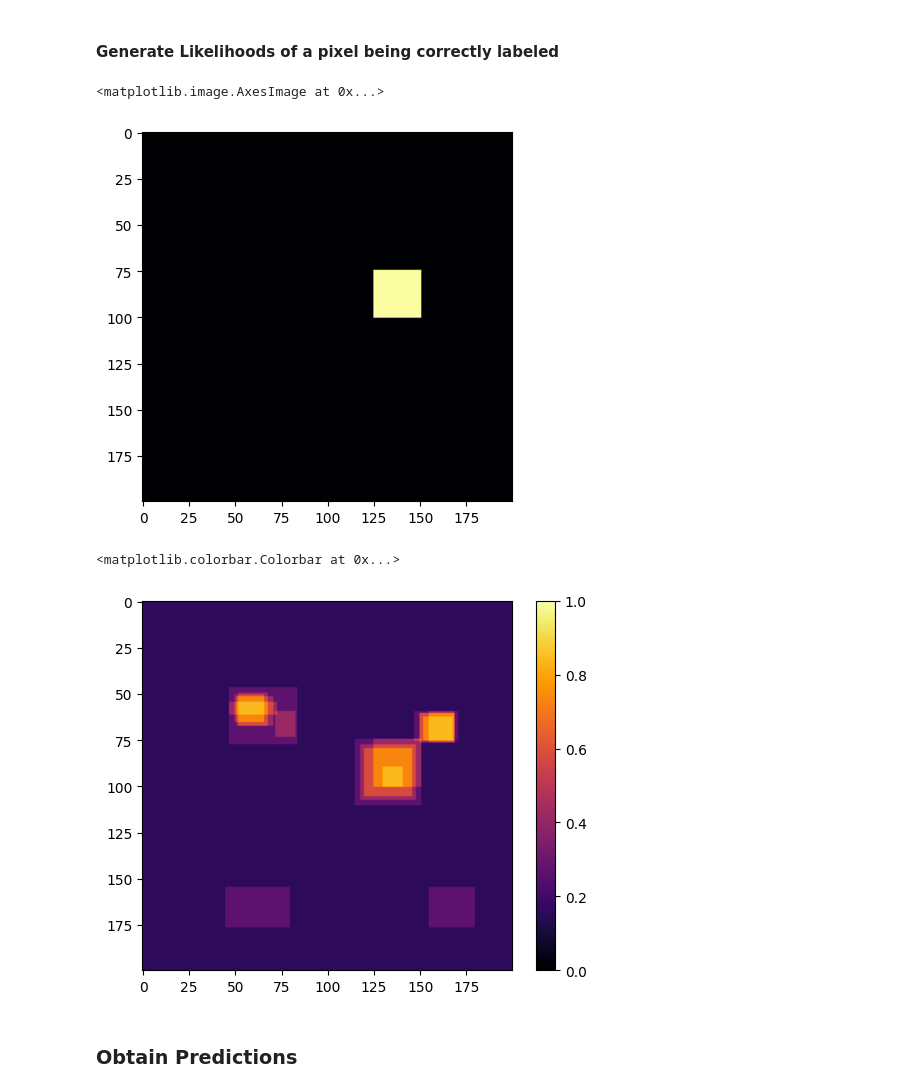
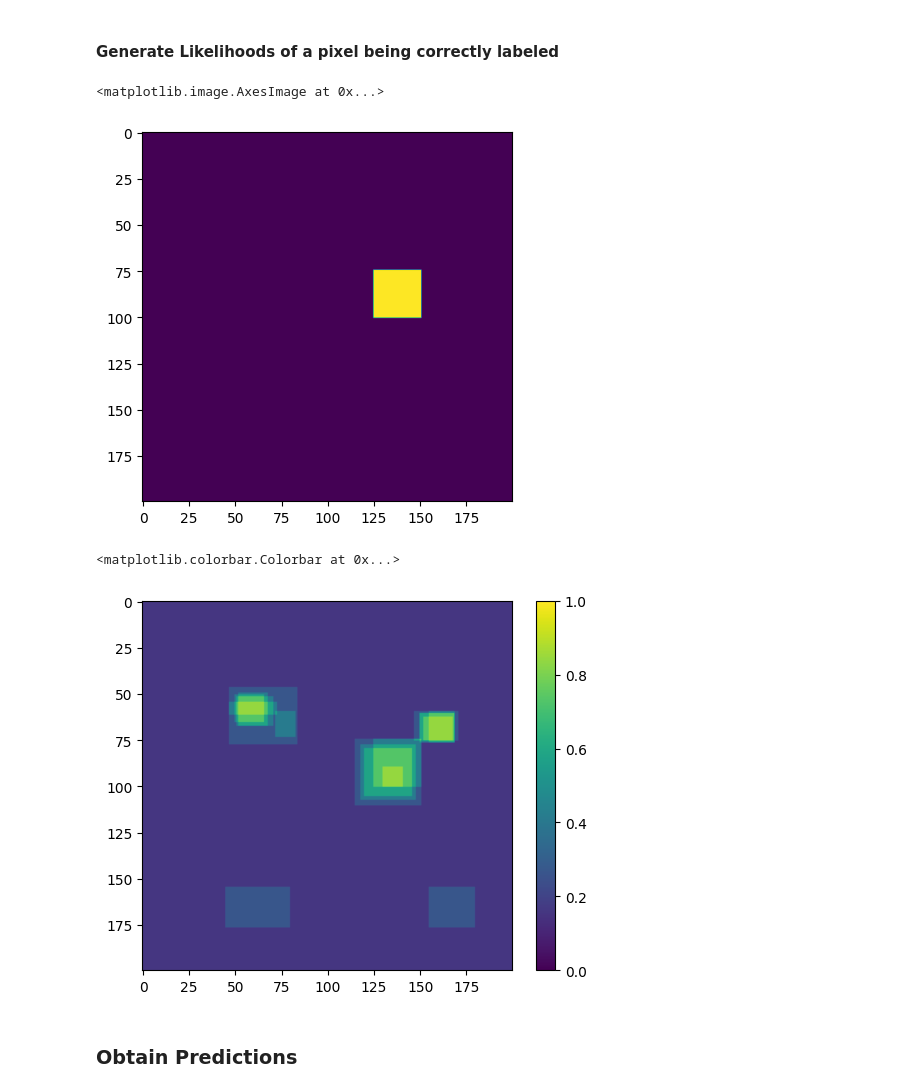
Before and after one commit to OKKM-insights/backend, a Jupyter notebook: prototyping/consensus_model.ipynb, the cells around one changed output. Drawn from its saved outputs; the diff is of its cells as text; code cells hidden in the pictures.

Commit message:
Fix Figure issues

```diff
--- a/prototyping/consensus_model.ipynb
+++ b/prototyping/consensus_model.ipynb
@@ -142,12 +142,12 @@ def update_label_confidence(values: ImageClassMeasure, limits):
 # %%
 icm = ImageClassMeasure("airplane")
 
 update_label_likelihood(icm, [labels[0]], [0,0, len(icm.likelihoods[0]), len(icm.likelihoods)])
 update_label_confidence(icm, [0,0, len(icm.likelihoods[0]), len(icm.likelihoods)])
-plt.imshow(icm.likelihoods, cmap='inferno')
+plt.imshow(icm.likelihoods, cmap='viridis')
 # %% [output]
 <matplotlib.image.AxesImage at 0x...>
-[figure, old version]
+[figure, new version]
 # %%
 icm = ImageClassMeasure("airplane")
 label_groups = [[labels[0],
@@ -172,11 +172,11 @@ for group in label_groups:
     update_label_likelihood(icm, group, [0,0, len(icm.likelihoods[0]), len(icm.likelihoods)])
 
 update_label_confidence(icm, [0,0, len(icm.likelihoods[0]), len(icm.likelihoods)])
-plt.imshow(icm.likelihoods, cmap='inferno', vmin=0, vmax=1)
+plt.imshow(icm.likelihoods, cmap='viridis', vmin=0, vmax=1)
 plt.colorbar()
 # %% [output]
 <matplotlib.colorbar.Colorbar at 0x...>
-[figure, old version]
+[figure, new version]
 # %% [markdown]
 ### Obtain Predictions
 # %%
```
Also changed, not shown: parts of 2 cells of this notebook.
